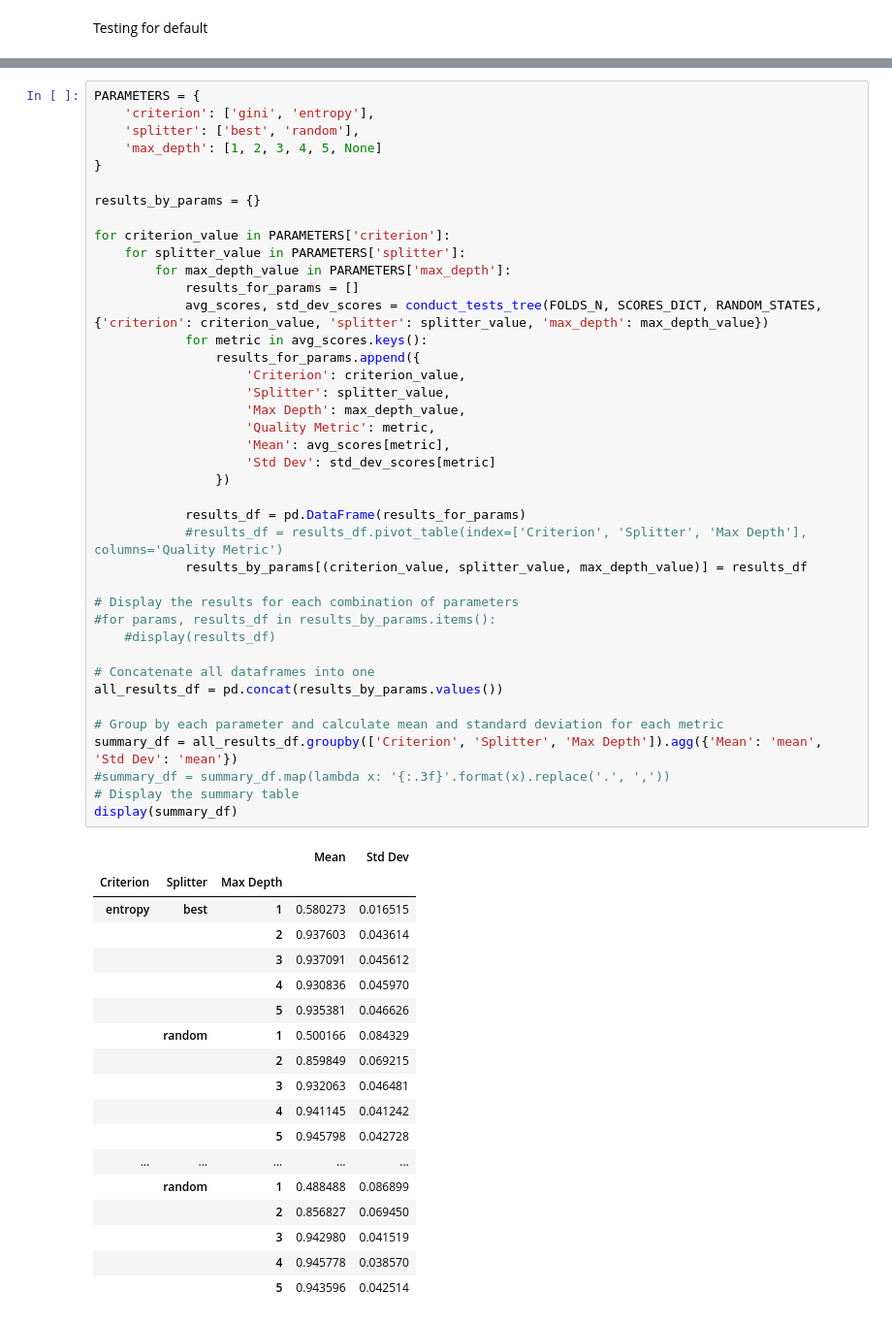
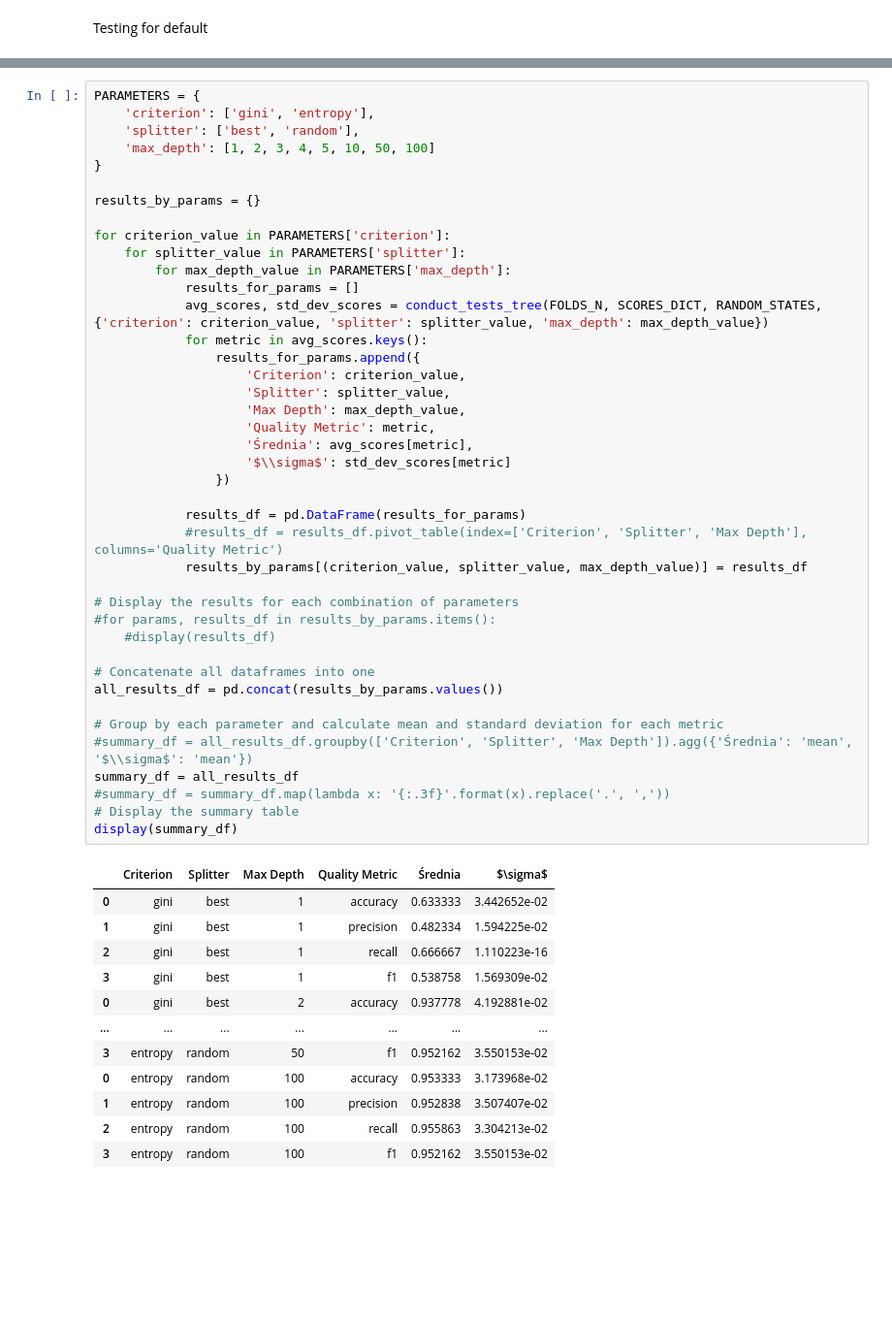
Before and after one commit to kubamarchut/wsi, a Jupyter notebook: ex-4/main.ipynb, the cells around one changed output, grey strips where cells are left out. Shown at 97% size. Drawn from its saved outputs; the diff is of its cells as text; blank space fills up the shorter version.

```diff
--- a/ex-4/main.ipynb
+++ b/ex-4/main.ipynb
@@ -102,58 +96,53 @@ Standard Deviation of F1: 0.04647450346863861
 PARAMETERS = {
     'criterion': ['gini', 'entropy'],
     'splitter': ['best', 'random'],
-    'max_depth': [1, 2, 3, 4, 5, None]
+    'max_depth': [1, 2, 3, 4, 5, 10, 50, 100]
 }
 
 results_by_params = {}
 
 for criterion_value in PARAMETERS['criterion']:
     for splitter_value in PARAMETERS['splitter']:
         for max_depth_value in PARAMETERS['max_depth']:
             results_for_params = []
             avg_scores, std_dev_scores = conduct_tests_tree(FOLDS_N, SCORES_DICT, RANDOM_STATES, {'criterion': criterion_value, 'splitter': splitter_value, 'max_depth': max_depth_value})
             for metric in avg_scores.keys():
                 results_for_params.append({
                     'Criterion': criterion_value,
                     'Splitter': splitter_value,
                     'Max Depth': max_depth_value,
                     'Quality Metric': metric,
-                    'Mean': avg_scores[metric],
-                    'Std Dev': std_dev_scores[metric]
+                    'Średnia': avg_scores[metric],
+                    '$\\sigma$': std_dev_scores[metric]
                 })
 
             results_df = pd.DataFrame(results_for_params)
             #results_df = results_df.pivot_table(index=['Criterion', 'Splitter', 'Max Depth'], columns='Quality Metric')
             results_by_params[(criterion_value, splitter_value, max_depth_value)] = results_df
 
 # Display the results for each combination of parameters
 #for params, results_df in results_by_params.items():
     #display(results_df)
 
 # Concatenate all dataframes into one
 all_results_df = pd.concat(results_by_params.values())
 
 # Group by each parameter and calculate mean and standard deviation for each metric
-summary_df = all_results_df.groupby(['Criterion', 'Splitter', 'Max Depth']).agg({'Mean': 'mean', 'Std Dev': 'mean'})
+#summary_df = all_results_df.groupby(['Criterion', 'Splitter', 'Max Depth']).agg({'Średnia': 'mean', '$\\sigma$': 'mean'})
+summary_df = all_results_df
 #summary_df = summary_df.map(lambda x: '{:.3f}'.format(x).replace('.', ','))
 # Display the summary table
 display(summary_df)
 # %% [output]
-|  |  |  | Mean | Std Dev |
-| Criterion | Splitter | Max Depth |  |  |
-| entropy | best | 1 | 0.580273 | 0.016515 |
-|  |  | 2 | 0.937603 | 0.043614 |
-|  |  | 3 | 0.937091 | 0.045612 |
-|  |  | 4 | 0.930836 | 0.045970 |
-|  |  | 5 | 0.935381 | 0.046626 |
-|  | random | 1 | 0.500166 | 0.084329 |
-|  |  | 2 | 0.859849 | 0.069215 |
-|  |  | 3 | 0.932063 | 0.046481 |
-|  |  | 4 | 0.941145 | 0.041242 |
-|  |  | 5 | 0.945798 | 0.042728 |
-| ... | ... | ... | ... | ... |
-|  | random | 1 | 0.488488 | 0.086899 |
-|  |  | 2 | 0.856827 | 0.069450 |
-|  |  | 3 | 0.942980 | 0.041519 |
-|  |  | 4 | 0.945778 | 0.038570 |
-|  |  | 5 | 0.943596 | 0.042514 |
+|  | Criterion | Splitter | Max Depth | Quality Metric | Średnia | $\sigma$ |
+| 0 | gini | best | 1 | accuracy | 0.633333 | 3.442652e-02 |
+| 1 | gini | best | 1 | precision | 0.482334 | 1.594225e-02 |
+| 2 | gini | best | 1 | recall | 0.666667 | 1.110223e-16 |
+| 3 | gini | best | 1 | f1 | 0.538758 | 1.569309e-02 |
+| 0 | gini | best | 2 | accuracy | 0.937778 | 4.192881e-02 |
+| ... | ... | ... | ... | ... | ... | ... |
+| 3 | entropy | random | 50 | f1 | 0.952162 | 3.550153e-02 |
+| 0 | entropy | random | 100 | accuracy | 0.953333 | 3.173968e-02 |
+| 1 | entropy | random | 100 | precision | 0.952838 | 3.507407e-02 |
+| 2 | entropy | random | 100 | recall | 0.955863 | 3.304213e-02 |
+| 3 | entropy | random | 100 | f1 | 0.952162 | 3.550153e-02 |
```
Also changed, not shown: parts of 14 cells of this notebook.
